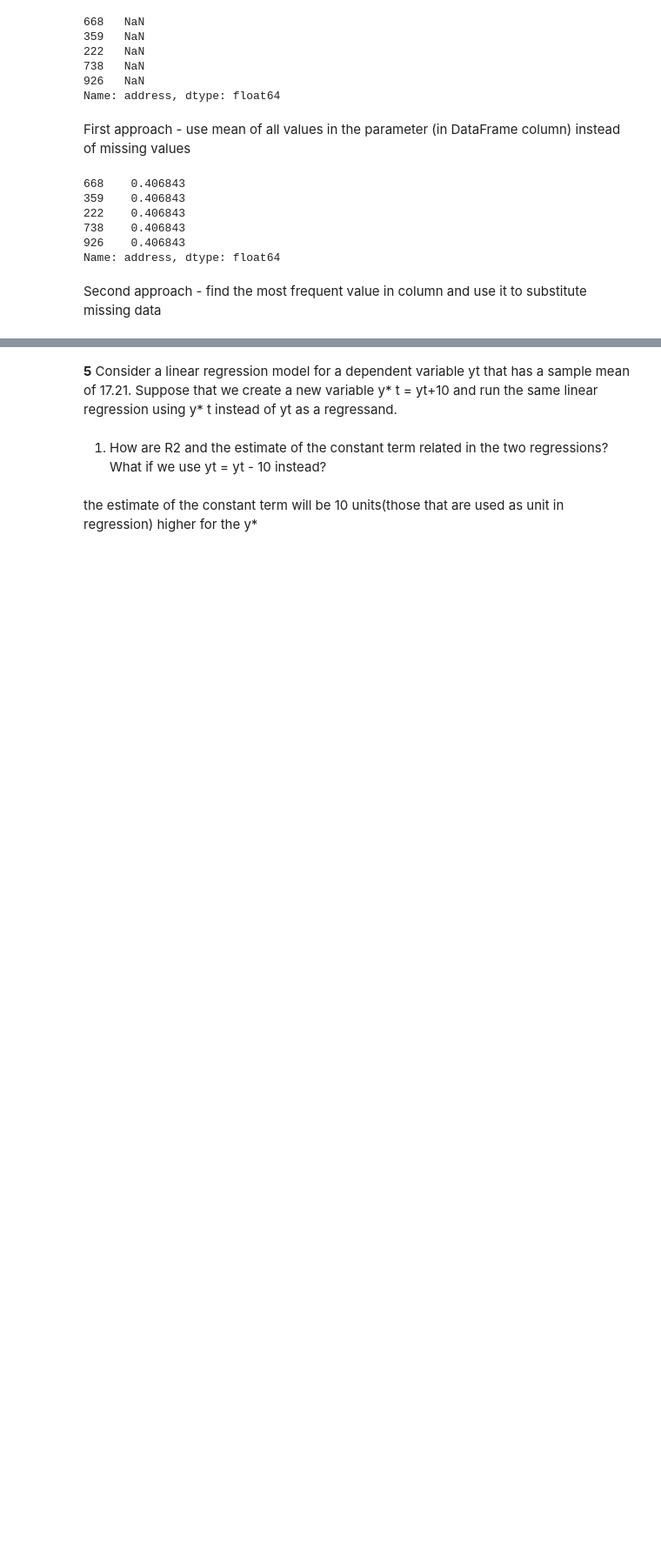
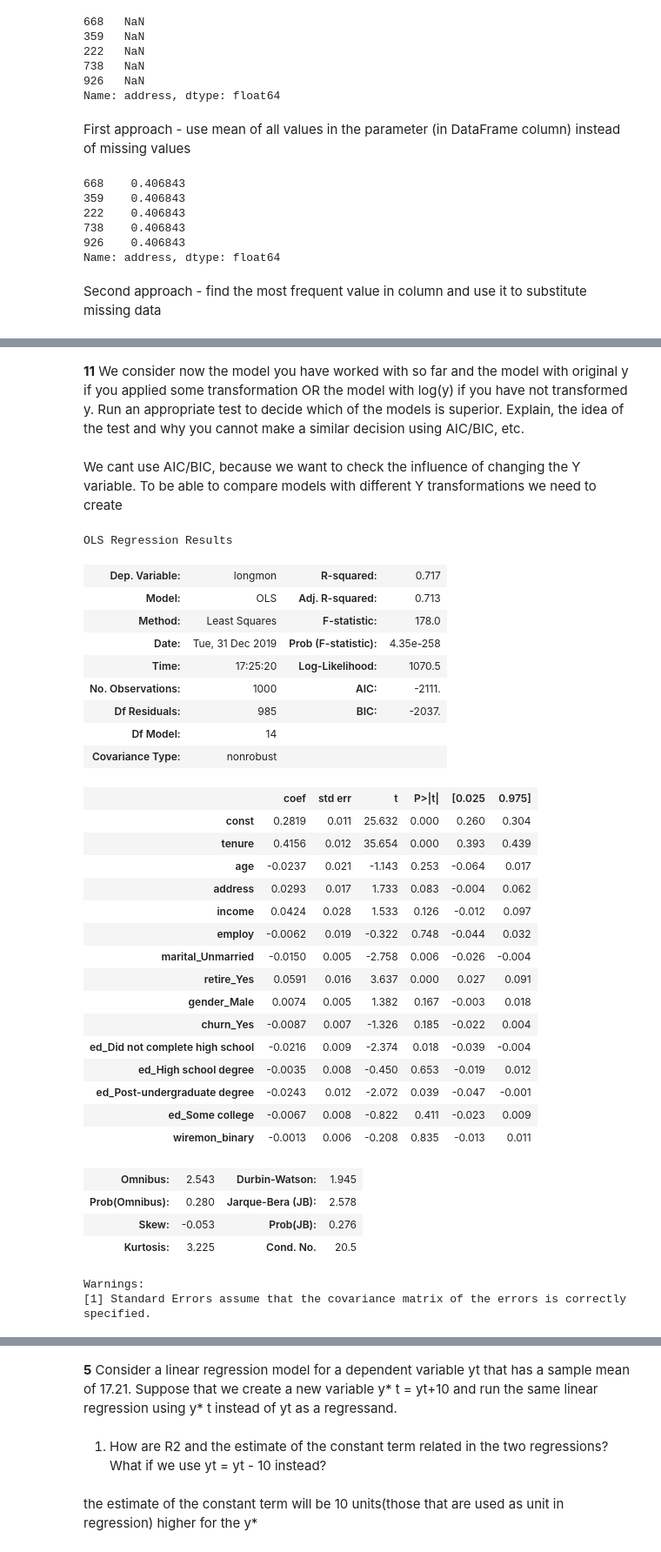
Before and after one commit to St-Jester/stats2, a Jupyter notebook: Assignment2.ipynb, the cells around one changed output, grey strips where cells are left out. Shown at 87% size. Saved outputs shown, nothing was run; the diff lists cells and outputs as text; code cells hidden in the pictures; blank space fills up the shorter version.

```diff
--- a/Assignment2.ipynb
+++ b/Assignment2.ipynb
@@ -718,0 +724,42 @@ NameError: name 'indexes' is not defined
+# %% [markdown]
+**11** We consider now the model you have worked with so far and the model with original y if
+you applied some transformation OR the model with log(y) if you have not transformed
+y. Run an appropriate test to decide which of the models is superior. Explain, the
+idea of the test and why you cannot make a similar decision using AIC/BIC, etc.
+# %% [markdown]
+We cant use AIC/BIC, because we want to check the influence of changing the Y variable. To be able to compare models with different Y transformations we need to create
+# %%
+log_statsmodel.summary()
+# %% [output]
+OLS Regression Results
+| Dep. Variable: | longmon | R-squared: | 0.717 |
+| Model: | OLS | Adj. R-squared: | 0.713 |
+| Method: | Least Squares | F-statistic: | 178.0 |
+| Date: | Tue, 31 Dec 2019 | Prob (F-statistic): | 4.35e-258 |
+| Time: | 17:25:20 | Log-Likelihood: | 1070.5 |
+| No. Observations: | 1000 | AIC: | -2111. |
+| Df Residuals: | 985 | BIC: | -2037. |
+| Df Model: | 14 |  |  |
+| Covariance Type: | nonrobust |  |  |
+|  | coef | std err | t | P>|t| | [0.025 | 0.975] |
+| const | 0.2819 | 0.011 | 25.632 | 0.000 | 0.260 | 0.304 |
+| tenure | 0.4156 | 0.012 | 35.654 | 0.000 | 0.393 | 0.439 |
+| age | -0.0237 | 0.021 | -1.143 | 0.253 | -0.064 | 0.017 |
+| address | 0.0293 | 0.017 | 1.733 | 0.083 | -0.004 | 0.062 |
+| income | 0.0424 | 0.028 | 1.533 | 0.126 | -0.012 | 0.097 |
+| employ | -0.0062 | 0.019 | -0.322 | 0.748 | -0.044 | 0.032 |
+| marital_Unmarried | -0.0150 | 0.005 | -2.758 | 0.006 | -0.026 | -0.004 |
+| retire_Yes | 0.0591 | 0.016 | 3.637 | 0.000 | 0.027 | 0.091 |
+| gender_Male | 0.0074 | 0.005 | 1.382 | 0.167 | -0.003 | 0.018 |
+| churn_Yes | -0.0087 | 0.007 | -1.326 | 0.185 | -0.022 | 0.004 |
+| ed_Did not complete high school | -0.0216 | 0.009 | -2.374 | 0.018 | -0.039 | -0.004 |
+| ed_High school degree | -0.0035 | 0.008 | -0.450 | 0.653 | -0.019 | 0.012 |
+| ed_Post-undergraduate degree | -0.0243 | 0.012 | -2.072 | 0.039 | -0.047 | -0.001 |
+| ed_Some college | -0.0067 | 0.008 | -0.822 | 0.411 | -0.023 | 0.009 |
+| wiremon_binary | -0.0013 | 0.006 | -0.208 | 0.835 | -0.013 | 0.011 |
+| Omnibus: | 2.543 | Durbin-Watson: | 1.945 |
+| Prob(Omnibus): | 0.280 | Jarque-Bera (JB): | 2.578 |
+| Skew: | -0.053 | Prob(JB): | 0.276 |
+| Kurtosis: | 3.225 | Cond. No. | 20.5 |
+Warnings:
+[1] Standard Errors assume that the covariance matrix of the errors is correctly specified.
```
Also changed, not shown: parts of 8 cells of this notebook.
